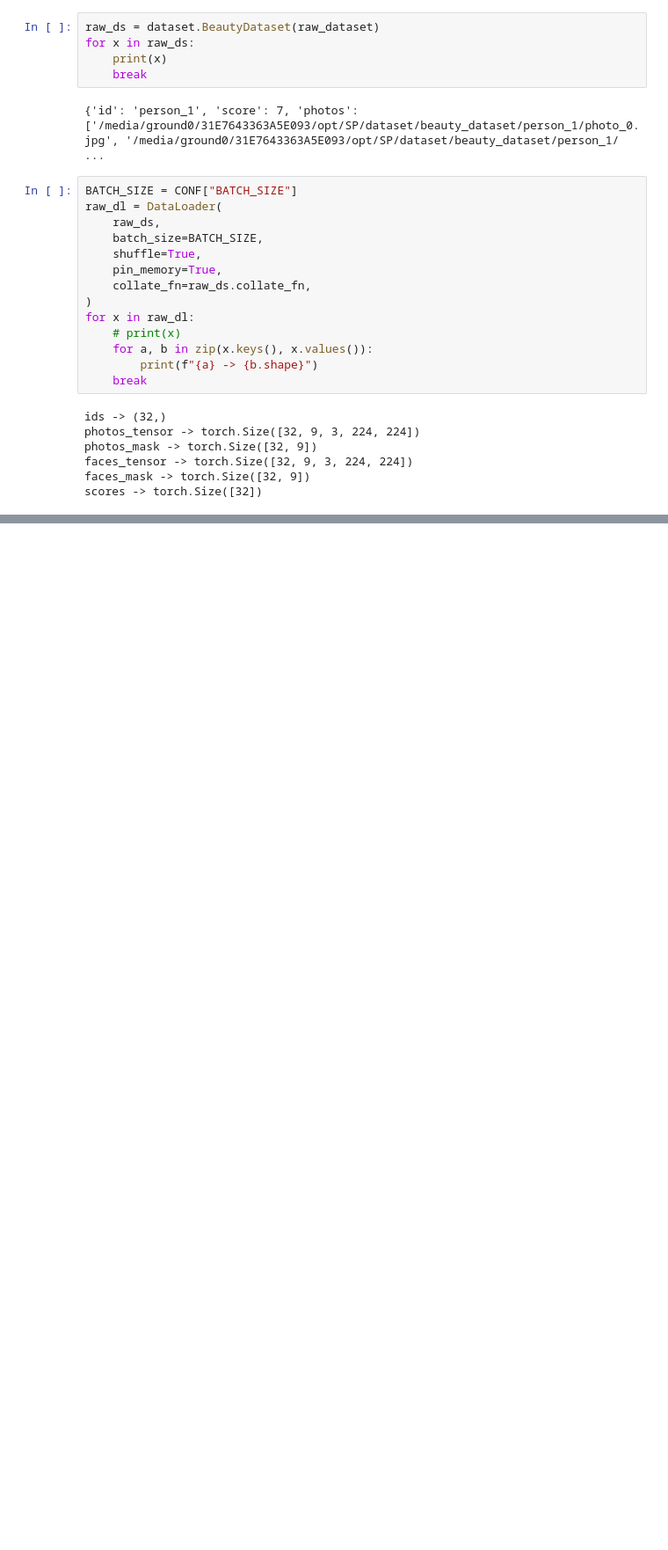
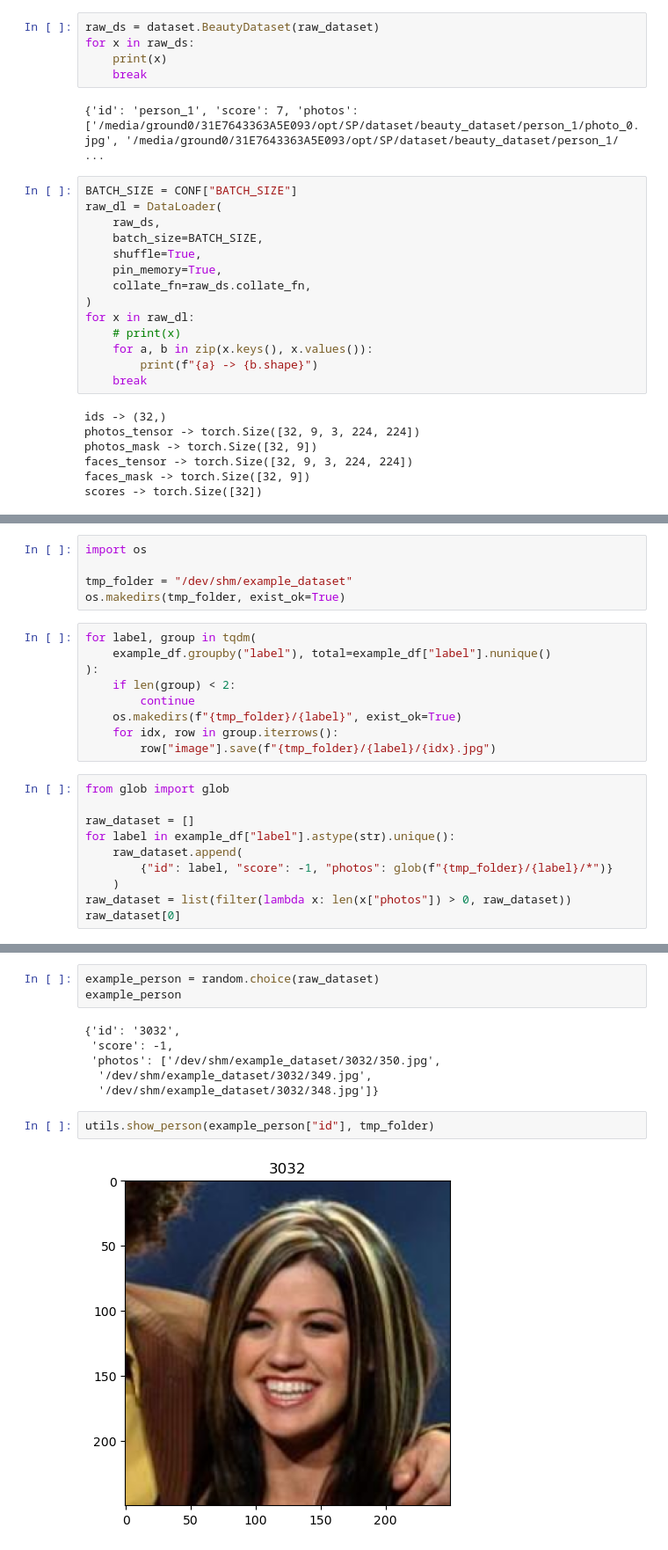
Before and after one commit to alessiosavi/BeautyScorer, a Jupyter notebook: main.ipynb, the cells around one changed output, grey strips where cells are left out. Shown: that part at 88% size. Saved outputs shown, nothing was run; the diff lists cells and outputs as text; blank space fills up the shorter version.

Commit message:
v0.0.1-RC1  - Fix small bugs in method signature  - Add example for inference

```diff
--- a/main.ipynb
+++ b/main.ipynb
@@ -234,0 +244,24 @@ tensor(1.0729e-06, grad_fn=<MaxBackward1>)
+# %%
+import os
+
+tmp_folder = "/dev/shm/example_dataset"
+os.makedirs(tmp_folder, exist_ok=True)
+# %%
+for label, group in tqdm(
+    example_df.groupby("label"), total=example_df["label"].nunique()
+):
+    if len(group) < 2:
+        continue
+    os.makedirs(f"{tmp_folder}/{label}", exist_ok=True)
+    for idx, row in group.iterrows():
+        row["image"].save(f"{tmp_folder}/{label}/{idx}.jpg")
+# %%
+from glob import glob
+
+raw_dataset = []
+for label in example_df["label"].astype(str).unique():
+    raw_dataset.append(
+        {"id": label, "score": -1, "photos": glob(f"{tmp_folder}/{label}/*")}
+    )
+raw_dataset = list(filter(lambda x: len(x["photos"]) > 0, raw_dataset))
+raw_dataset[0]
@@ -234,0 +277,13 @@ tensor(1.0729e-06, grad_fn=<MaxBackward1>)
+# %%
+example_person = random.choice(raw_dataset)
+example_person
+# %% [output]
+{'id': '3032',
+ 'score': -1,
+ 'photos': ['/dev/shm/example_dataset/3032/350.jpg',
+  '/dev/shm/example_dataset/3032/349.jpg',
+  '/dev/shm/example_dataset/3032/348.jpg']}
+# %%
+utils.show_person(example_person["id"], tmp_folder)
+# %% [output]
+[figure, added]
```
Also changed, not shown: parts of 12 cells of this notebook, 2 other files.
